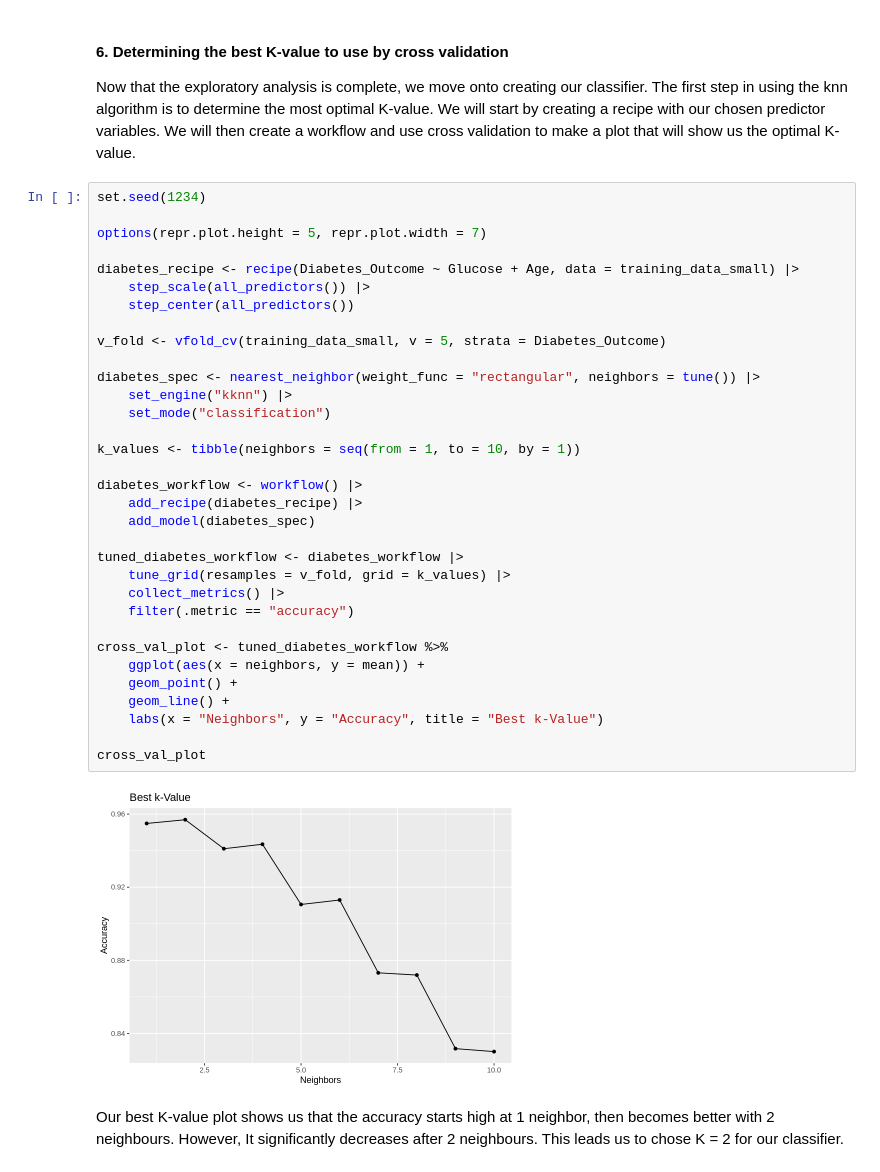
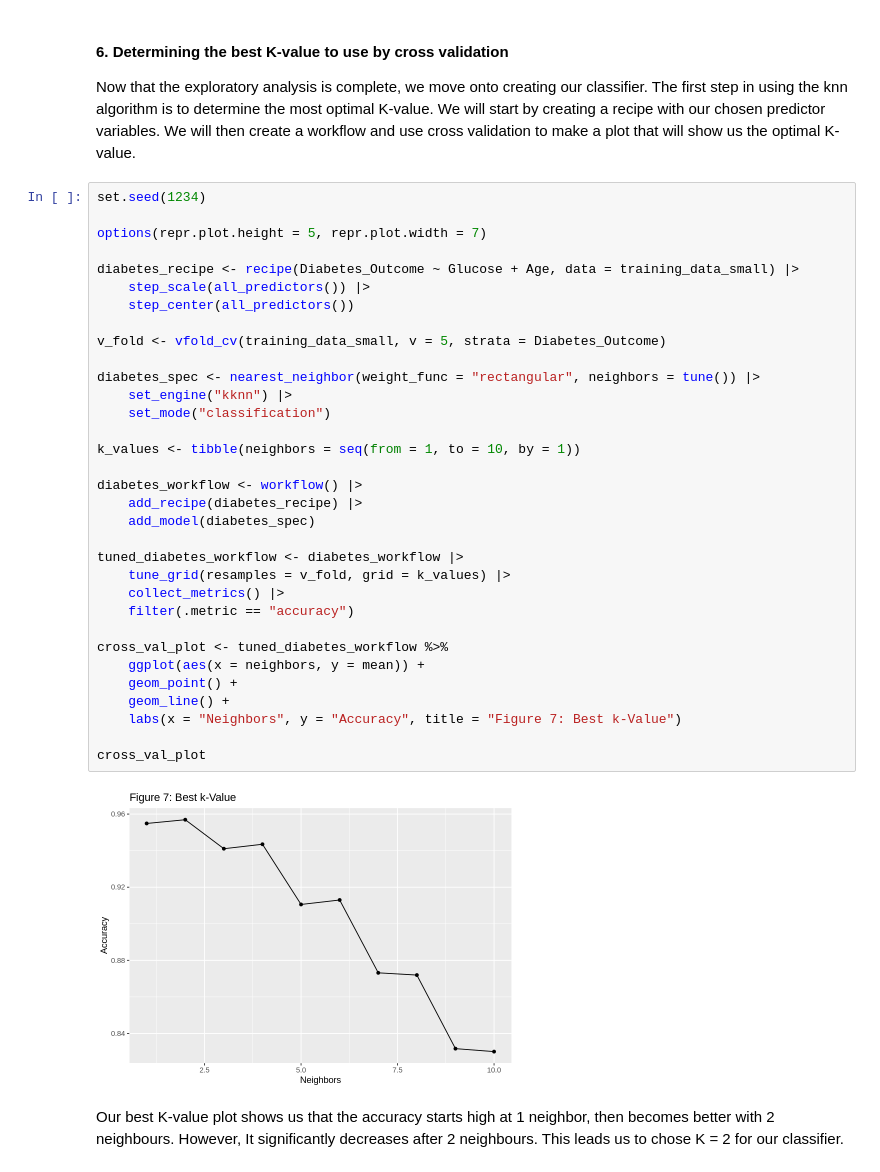
Before and after one commit to nityag11/DSCI-100-group17-project, a Jupyter notebook: Projectv2.ipynb, the cells around one changed output. Drawn from its saved outputs; the diff is of its cells as text.

```diff
--- a/Projectv2.ipynb
+++ b/Projectv2.ipynb
@@ -321,35 +331,35 @@ set.seed(1234)
 options(repr.plot.height = 5, repr.plot.width = 7)
 
 diabetes_recipe <- recipe(Diabetes_Outcome ~ Glucose + Age, data = training_data_small) |>
     step_scale(all_predictors()) |>
     step_center(all_predictors())
 
 v_fold <- vfold_cv(training_data_small, v = 5, strata = Diabetes_Outcome)
 
 diabetes_spec <- nearest_neighbor(weight_func = "rectangular", neighbors = tune()) |>
     set_engine("kknn") |>
     set_mode("classification")
 
 k_values <- tibble(neighbors = seq(from = 1, to = 10, by = 1))
 
 diabetes_workflow <- workflow() |>
     add_recipe(diabetes_recipe) |>
     add_model(diabetes_spec)
 
 tuned_diabetes_workflow <- diabetes_workflow |>
     tune_grid(resamples = v_fold, grid = k_values) |>
     collect_metrics() |>
     filter(.metric == "accuracy")
 
 cross_val_plot <- tuned_diabetes_workflow %>%
     ggplot(aes(x = neighbors, y = mean)) +
     geom_point() +
     geom_line() +
-    labs(x = "Neighbors", y = "Accuracy", title = "Best k-Value")
+    labs(x = "Neighbors", y = "Accuracy", title = "Figure 7: Best k-Value")
 
 cross_val_plot
 # %% [output]
-[figure, old version]
+[figure, new version]
 # %% [markdown]
 Our best K-value plot shows us that the accuracy starts high at 1 neighbor, then becomes better with 2 neighbours. However, It significantly decreases after 2 neighbours. This leads us to chose K = 2 for our classifier.
 # %% [markdown]
```
Also changed, not shown: parts of 2 cells of this notebook.
